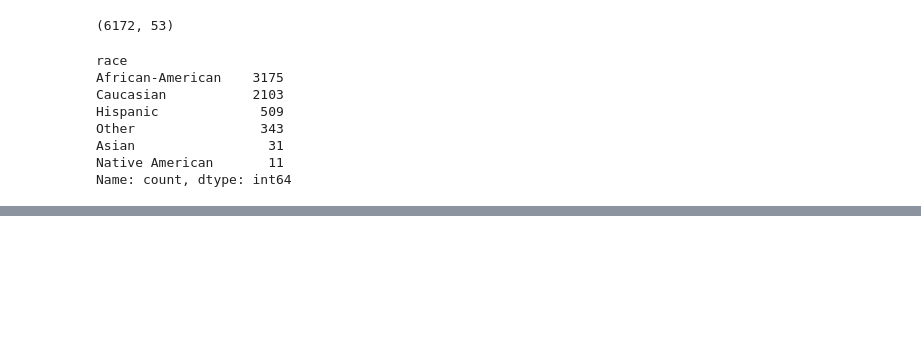
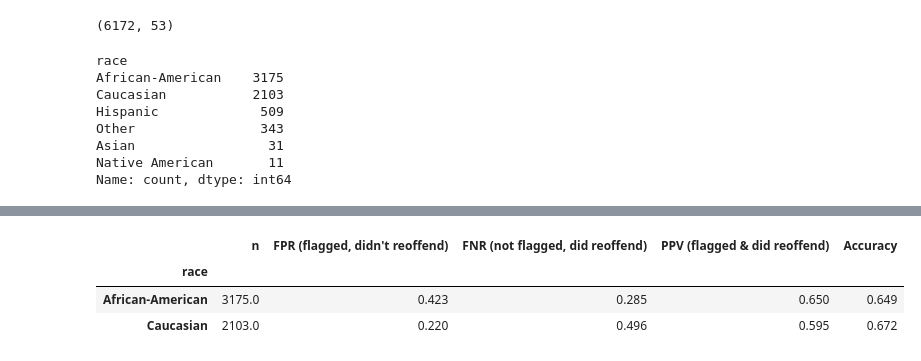
Before and after one commit to DeniellNel/compas-bias-audit, a Jupyter notebook: notebooks/COMPAS-AUDIT-DN.ipynb, the cells around one changed output, grey strips where cells are left out. Saved outputs shown, nothing was run; the diff lists cells and outputs as text; code cells hidden in the pictures; blank space fills up the shorter version.

```diff
--- a/notebooks/COMPAS-AUDIT-DN.ipynb
+++ b/notebooks/COMPAS-AUDIT-DN.ipynb
@@ -47,0 +78,22 @@ Name: count, dtype: int64
+# %%
+#confusion matrix
+def error_rates(g):
+    tp = ((g.high_risk == 1) & (g.two_year_recid == 1)).sum()
+    fp = ((g.high_risk == 1) & (g.two_year_recid == 0)).sum()
+    tn = ((g.high_risk == 0) & (g.two_year_recid == 0)).sum()
+    fn = ((g.high_risk == 0) & (g.two_year_recid == 1)).sum()
+    return pd.Series({
+        "n": len(g),
+        "FPR (flagged, didn't reoffend)": fp / (fp + tn),
+        "FNR (not flagged, did reoffend)": fn / (fn + tp),
+        "PPV (flagged & did reoffend)": tp / (tp + fp),
+        "Accuracy": (tp + tn) / len(g),
+    })
+
+rates = sub.groupby("race")[["high_risk", "two_year_recid"]].apply(error_rates)
+rates.round(3)
+# %% [output]
+|  | n | FPR (flagged, didn't reoffend) | FNR (not flagged, did reoffend) | PPV (flagged & did reoffend) | Accuracy |
+| race |  |  |  |  |  |
+| African-American | 3175.0 | 0.423 | 0.285 | 0.650 | 0.649 |
+| Caucasian | 2103.0 | 0.220 | 0.496 | 0.595 | 0.672 |
```
Also changed, not shown: parts of 5 cells of this notebook, 1 other file.
